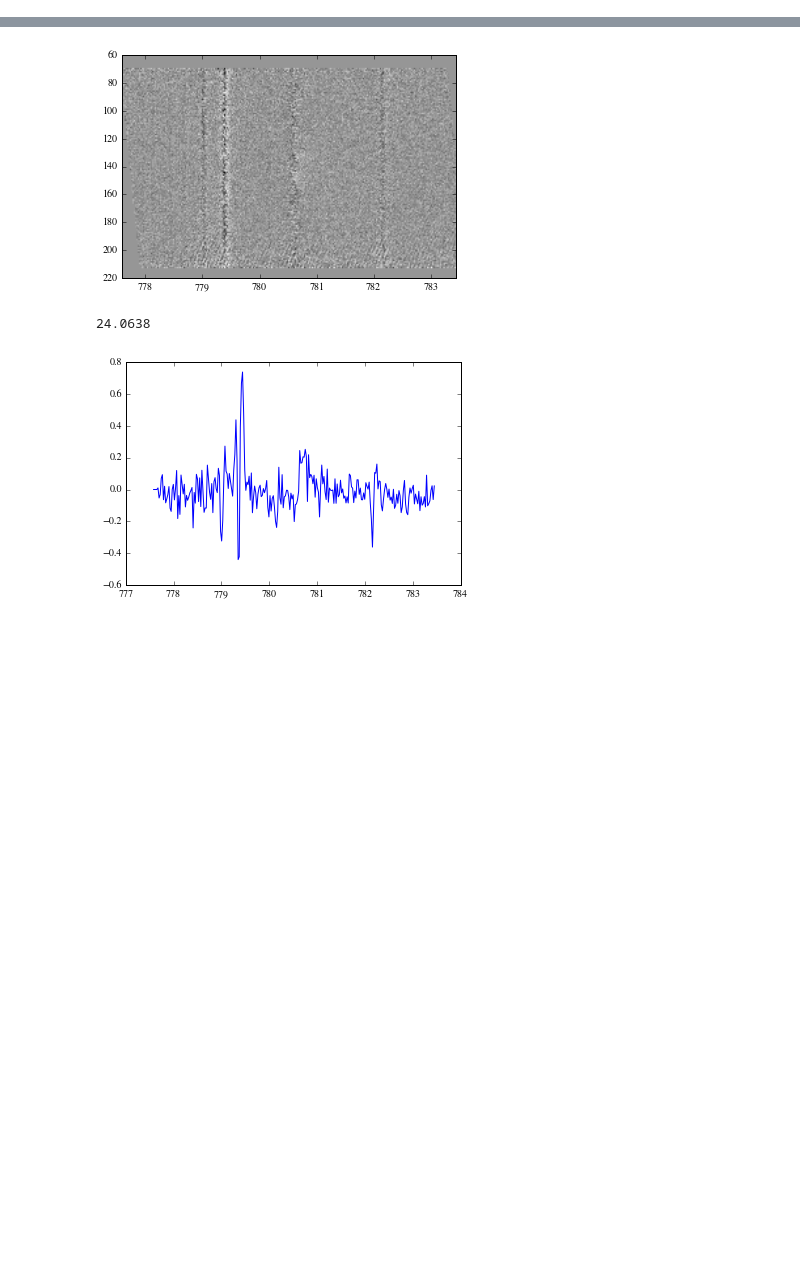
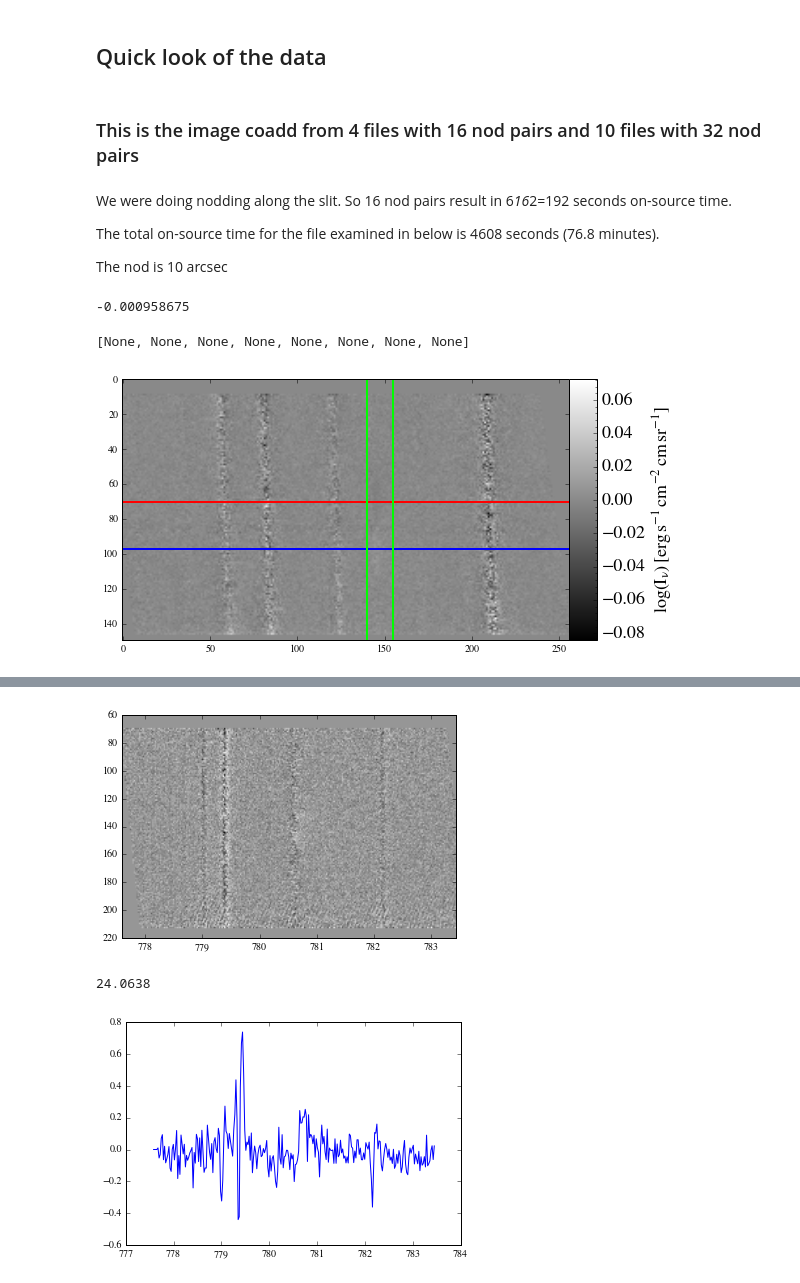
Before and after one commit to yaolun/sa, a Jupyter notebook: TEXES_analysis.ipynb, the cells around one changed output, grey strips where cells are left out. Saved outputs shown, nothing was run; the diff lists cells and outputs as text; code cells hidden in the pictures; blank space fills up the shorter version.

```diff
--- a/TEXES_analysis.ipynb
+++ b/TEXES_analysis.ipynb
@@ -19,0 +12,49 @@ collapse_bkg = (np.sum(im[80:127,:], axis=0)+np.sum(im[155:185,:], axis=0))/2
+# %% [markdown]
+## Quick look of the data
+# %% [markdown]
+### This is the image coadd from 4 files with 16 nod pairs and 10 files with 32 nod pairs
+# %% [markdown]
+We were doing nodding along the slit.  So 16 nod pairs result in 6*16*2=192 seconds on-source time.
+
+The total on-source time for the file examined in below is 4608 seconds (76.8 minutes).
+
+The nod is 10 arcsec
+# %%
+filename = '/Users/yaolun/data/hh168_texes/Dec16/22/fits/hh168.lowall.fits'
+
+hdulist = fits.open(filename)
+im = hdulist[0].data[0:150,:]
+wno = hdulist[1].data
+wave = 1/wno *1e4 # in um
+print np.mean(wave[1:]-wave[0:-1])
+res = abs(np.mean(wave[1:]-wave[0:-1]))
+pltscale = hdulist[0].header['PLTSCL']
+# [Ne II] rest frame wavelength: 12.813548 um
+dv = (12.813548 - wave) / 12.813548 * c/1e5
+
+fig = plt.figure(figsize=(8,6))
+ax = fig.add_subplot(111)
+im_plot = ax.imshow(im, cmap='gray') #, norm=LogNorm(vmin=0.005, vmax=0.2)
+
+# draw lines to identify the regions for adding
+# convert 10 arcsec nod into pixel scale
+nod_pix = 10.0/pltscale
+pos_peak = 70
+ax.axhline(pos_peak, color='r', linewidth=2)
+ax.axhline(pos_peak+nod_pix, color='b', linewidth=2)
+
+# identify where is the Ne II
+ax.axvline(140, color='Lime', linewidth=2)
+ax.axvline(155, color='Lime', linewidth=2)
+
+cax = fig.add_axes([0.9, 0.21, 0.05, 0.605])
+cb = fig.colorbar(im_plot, cax=cax)
+cb.solids.set_edgecolor('face')
+cb.ax.minorticks_on()
+cb.ax.set_ylabel(r'$\rm{log(I_{\nu})\,[erg\,s^{-1}\,cm^{-2}\,cm\,sr^{-1}]}$',fontsize=18)
+cb_obj = plt.getp(cb.ax.axes, 'yticklabels')
+plt.setp(cb_obj,fontsize=18)
+# %% [output]
+-0.000958675
+[None, None, None, None, None, None, None, None]
+[figure, added]
```
Also changed, not shown: parts of 20 cells of this notebook.
